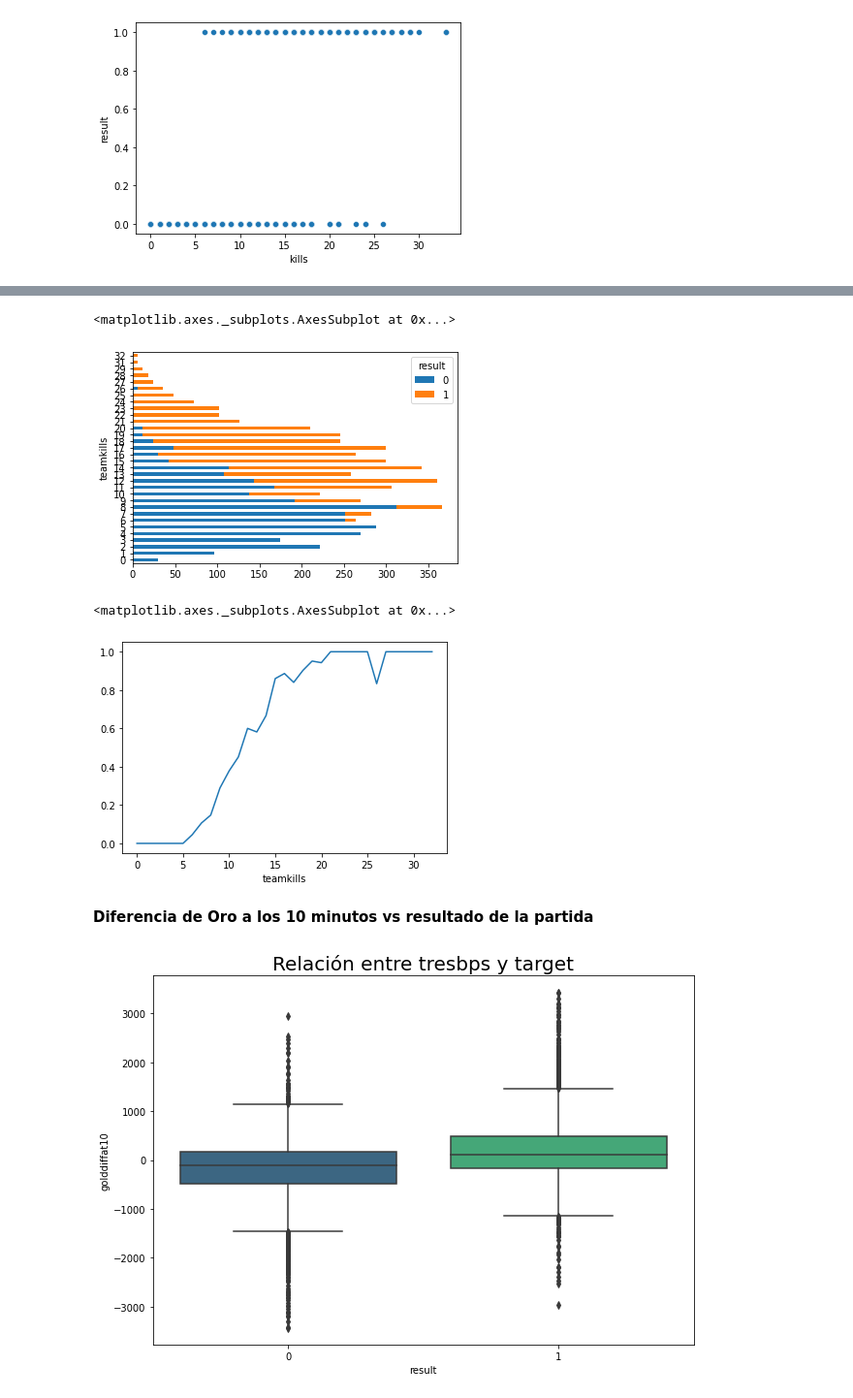
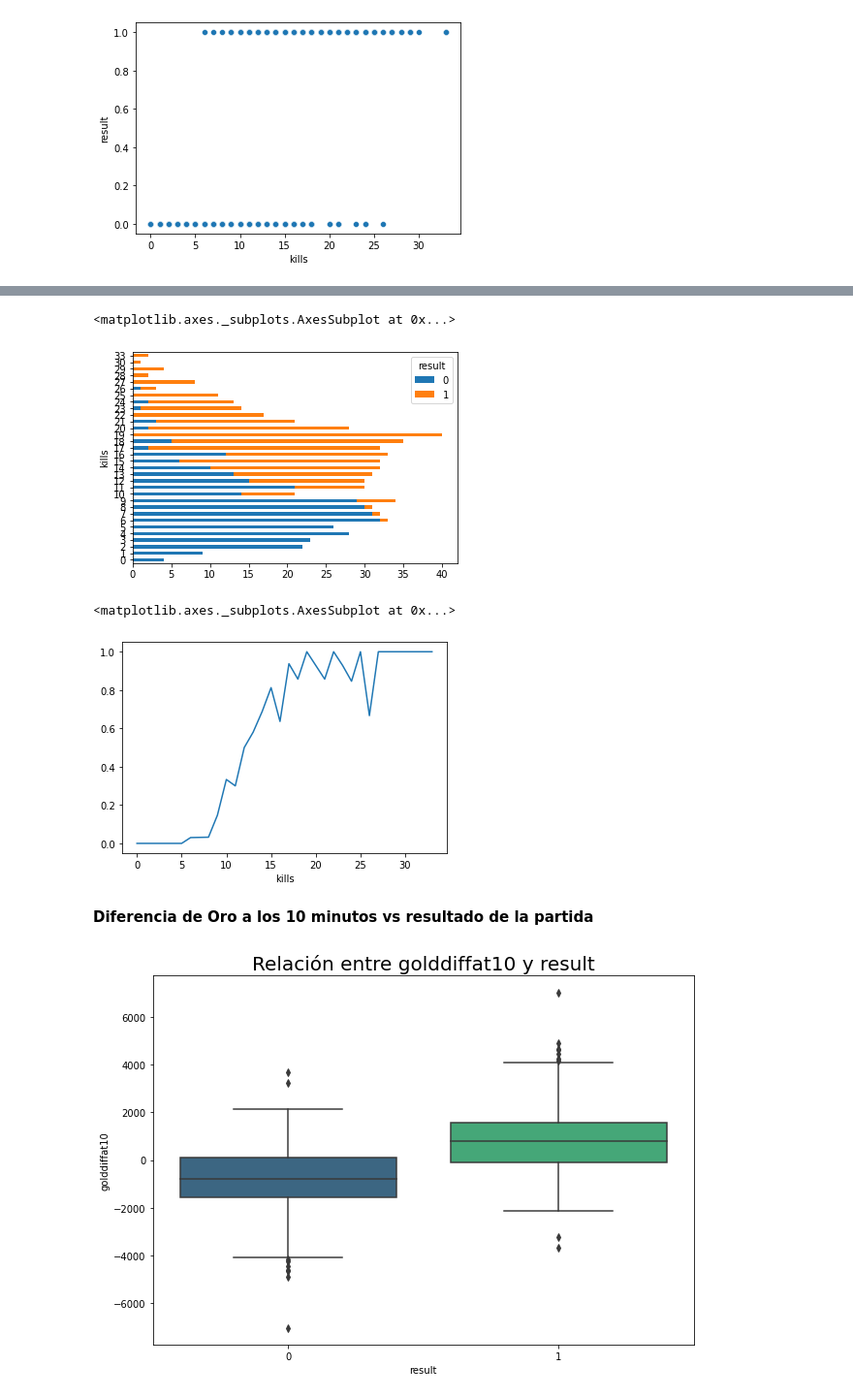
Before and after one commit to cporras/lol-esports, a Jupyter notebook: Notebooks/Analisis_bivariado.ipynb, the cells around one changed output, grey strips where cells are left out. Shown: that part at 97% size. Drawn from its saved outputs; the diff is of its cells as text; code cells hidden in the pictures.

```diff
--- a/Notebooks/Analisis_bivariado.ipynb
+++ b/Notebooks/Analisis_bivariado.ipynb
@@ -89,22 +84,22 @@ teamkills
 Name: result, dtype: float64
 # %%
 # lo podemos ver graficamente
-pd.crosstab(df['teamkills'],df['result']).plot(kind='barh', stacked=True)
+pd.crosstab(df_feat['kills'],df['result']).plot(kind='barh', stacked=True)
 # %% [output]
 <matplotlib.axes._subplots.AxesSubplot at 0x...>
-[figure, old version]
+[figure, new version]
 # %%
-df.groupby('teamkills').mean()['result'].plot.line()
+df_feat.groupby('kills').mean()['result'].plot.line()
 # %% [output]
 <matplotlib.axes._subplots.AxesSubplot at 0x...>
-[figure, old version]
+[figure, new version]
 # %% [markdown]
 **Diferencia de Oro a los 10 minutos vs resultado de la partida**
 # %%
 # golddiffat10 vs result
 plt.figure(figsize=(10, 7))
-sns.boxplot(df['result'], df['golddiffat10'], palette = 'viridis')
-plt.title('Relación entre tresbps y target', fontsize = 20)
+sns.boxplot(df_feat['result'], df_feat['golddiffat10'], palette = 'viridis')
+plt.title('Relación entre golddiffat10 y result', fontsize = 20)
 plt.show()
 # %% [output]
-[figure, old version]
+[figure, new version]
```
Also changed, not shown: parts of 6 cells of this notebook.
